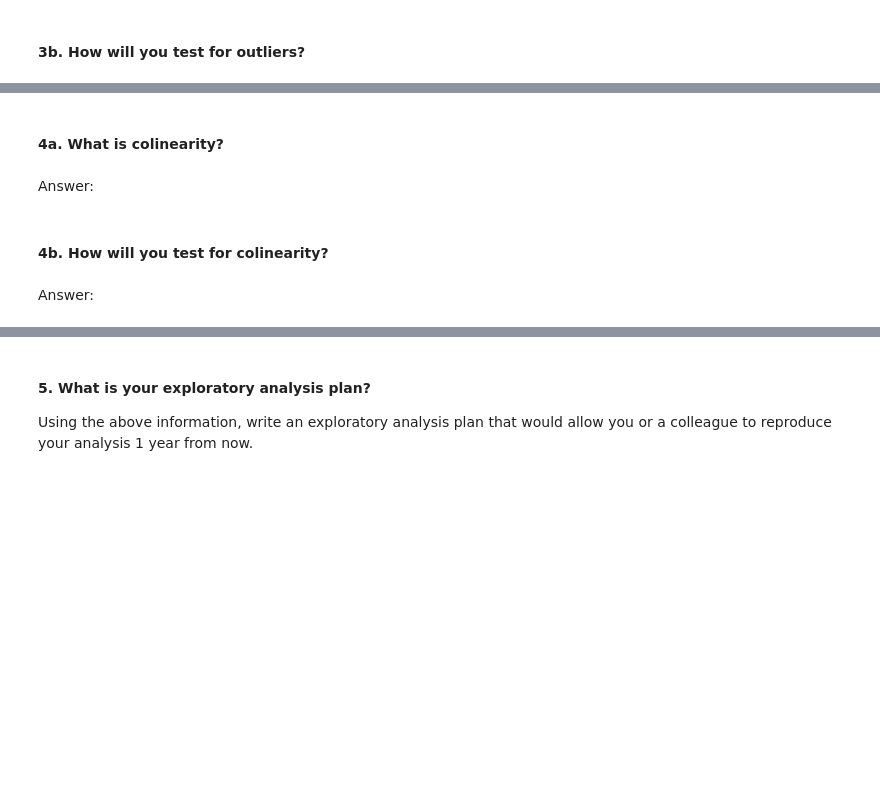
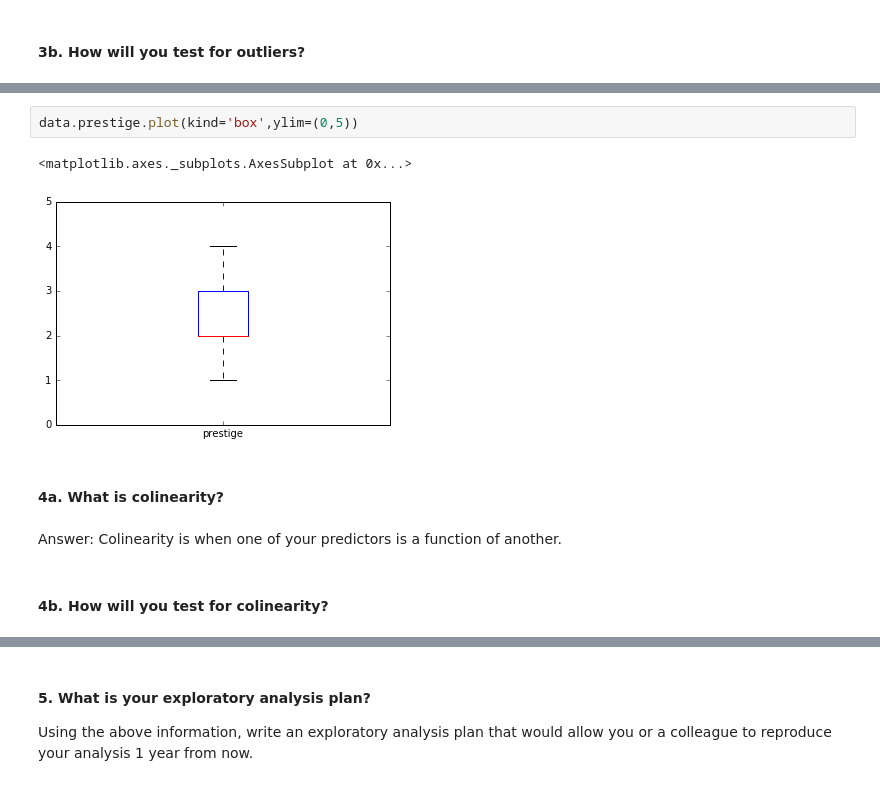
Before and after one commit to jfdasher/GA_homework_submission, a Jupyter notebook: unit-1-jfdasher.ipynb, the cells around one changed output, grey strips where cells are left out. Saved outputs shown, nothing was run; the diff lists cells and outputs as text; blank space fills up the shorter version.

```diff
--- a/unit-1-jfdasher.ipynb
+++ b/unit-1-jfdasher.ipynb
@@ -91,8 +122,11 @@ Answer:
+# %%
+data.prestige.plot(kind='box',ylim=(0,5))
+# %% [output]
+<matplotlib.axes._subplots.AxesSubplot at 0x...>
+[figure, added]
 # %% [markdown]
 #### 4a. What is colinearity?
-# %% [markdown]
-Answer:
+# %% [markdown]
+Answer: Colinearity is when one of your predictors is a function of another.
 # %% [markdown]
 #### 4b. How will you test for colinearity?
-# %% [markdown]
-Answer:
```
Also changed, not shown: parts of 15 cells of this notebook.
